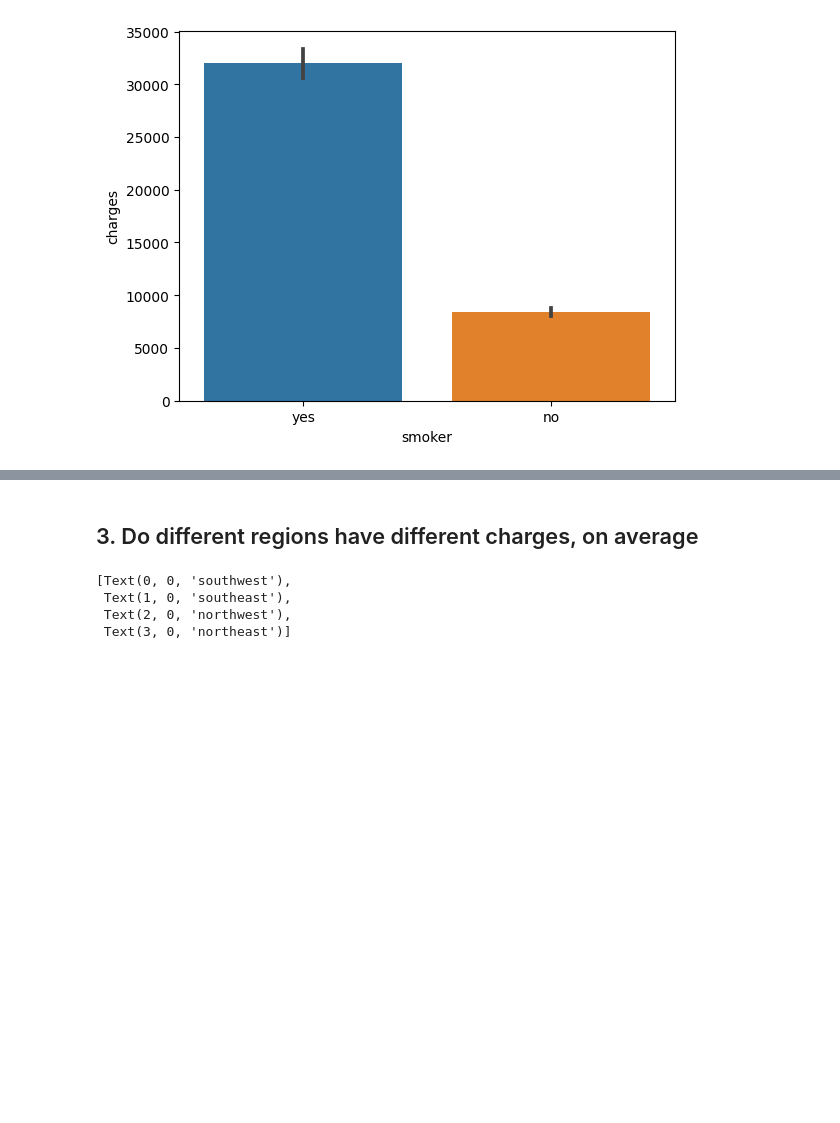
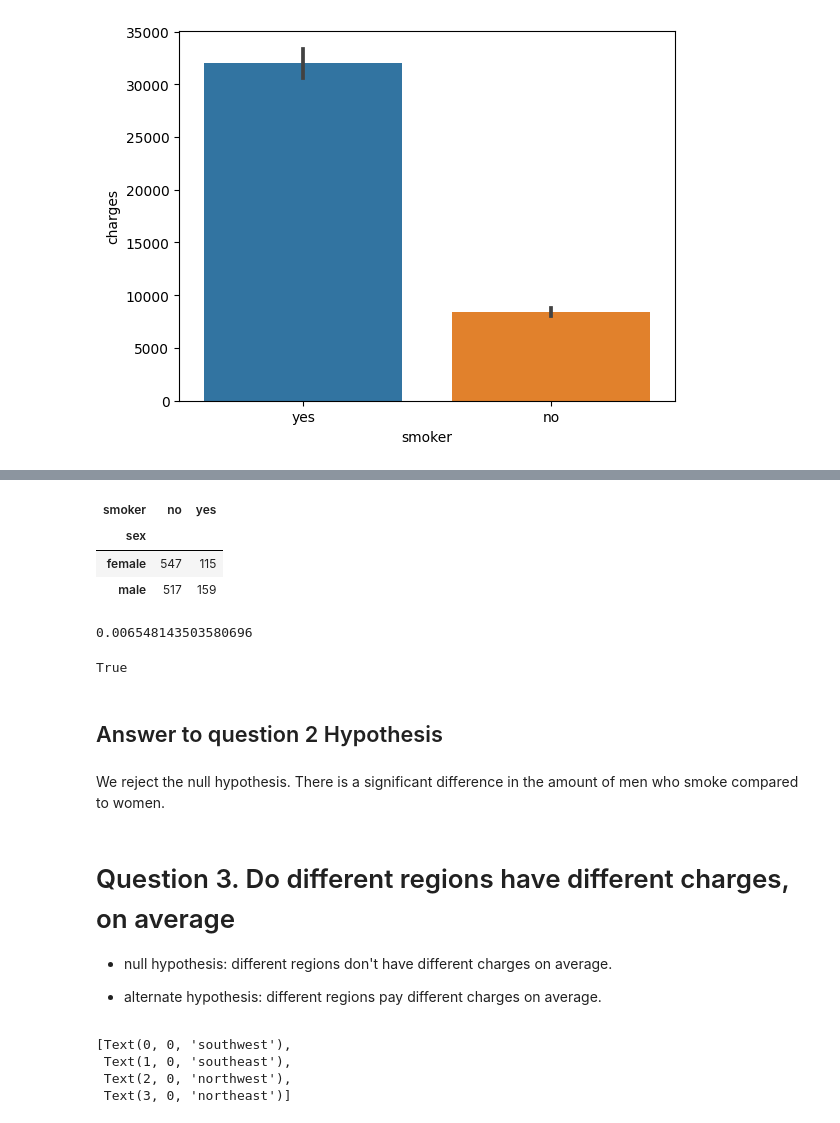
Before and after one commit to Davianka/distributions, a Jupyter notebook: core Hypothesis testing with insurance data.ipynb, the cells around one changed output, grey strips where cells are left out. Drawn from its saved outputs; the diff is of its cells as text; code cells hidden in the pictures; blank space fills up the shorter version.

```diff
--- a/core Hypothesis testing with insurance data.ipynb
+++ b/core Hypothesis testing with insurance data.ipynb
@@ -208,0 +207,8 @@ filter = df
+# %%
+table = pd.crosstab(df['sex'], df['smoker'])
+table
+# %% [output]
+| smoker | no | yes |
+| sex |  |  |
+| female | 547 | 115 |
+| male | 517 | 159 |
@@ -209,5 +218,18 @@ filter = df
+# %%
+print(p)
+p<.05
+# %% [output]
+0.006548143503580696
+True
+# %% [markdown]
+## Answer to question 2 Hypothesis
+# %% [markdown]
+We reject the null hypothesis.  There is a  significant difference  in the amount of men who smoke compared to women.
 # %% [markdown]
-## 3. Do different regions have different charges, on average
+#  Question 3. Do different regions have different charges, on average
+- null hypothesis: different regions don't have different charges on average.
+
+- alternate hypothesis: different regions pay different charges on average.
 # %%
 ax=sns.barplot(data=df, x = 'region',y = 'charges')
 ax.set_xticklabels(ax.get_xticklabels(), rotation=45, ha= 'right')
```
Also changed, not shown: parts of 34 cells of this notebook.
